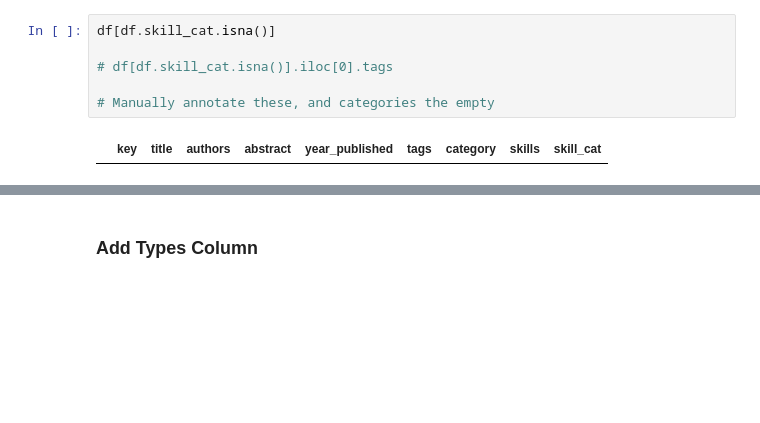
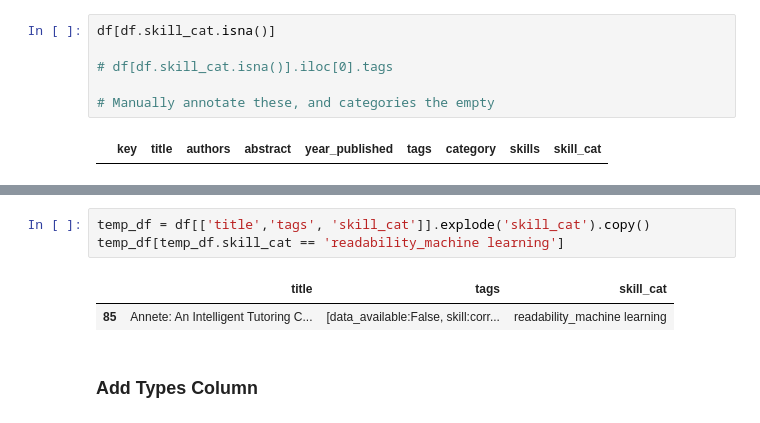
Before and after one commit to m-messer/Automated-Assessment-SLR-Data-Processing, a Jupyter notebook: data_extraction.ipynb, the cells around one changed output, grey strips where cells are left out. Cells and saved outputs as stored; diff of their text form; blank space fills up the shorter version.

```diff
--- a/data_extraction.ipynb
+++ b/data_extraction.ipynb
@@ -438,3 +432,9 @@ Name: skill_cat, dtype: int64
+# %%
+temp_df = df[['title','tags', 'skill_cat']].explode('skill_cat').copy()
+temp_df[temp_df.skill_cat == 'readability_machine learning']
+# %% [output]
+|  | title | tags | skill_cat |
+| 85 | Annete: An Intelligent Tutoring C... | [data_available:False, skill:corr... | readability_machine learning |
 # %% [markdown]
 ### Add Types Column
 # %%
```
Also changed, not shown: parts of 9 cells of this notebook, 2 other files.
